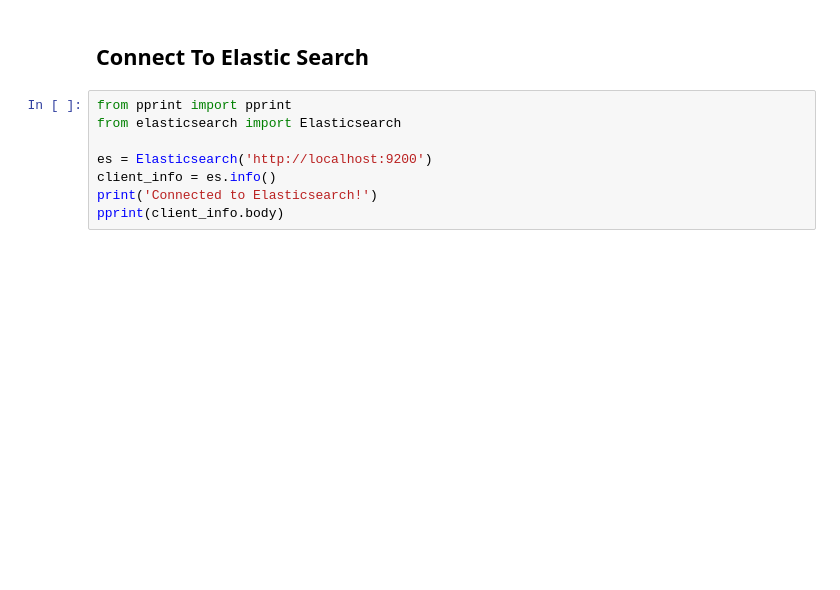
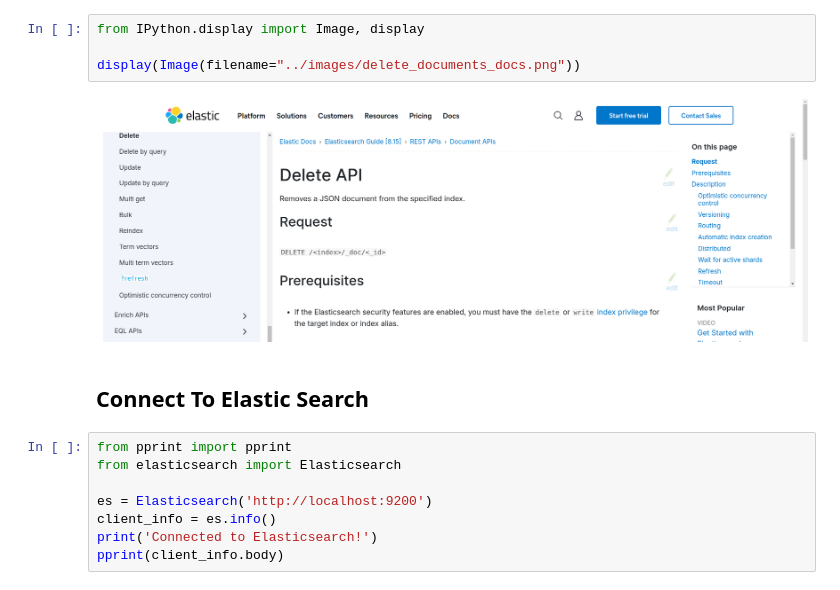
Before and after one commit to sanjivpaul/elasticsearch, a Jupyter notebook: notebooks/6_delete_documents.ipynb, the cells around one changed output. Cells and saved outputs as stored; diff of their text form; blank space fills up the shorter version.

Commit message:
update 6 delete operation notebook

```diff
--- a/notebooks/6_delete_documents.ipynb
+++ b/notebooks/6_delete_documents.ipynb
@@ -1,3 +1,9 @@
+# %%
+from IPython.display import Image, display
+
+display(Image(filename="../images/delete_documents_docs.png"))
+# %% [output]
+[figure, added]
 # %% [markdown]
 ## Connect To Elastic Search
 # %%
```
